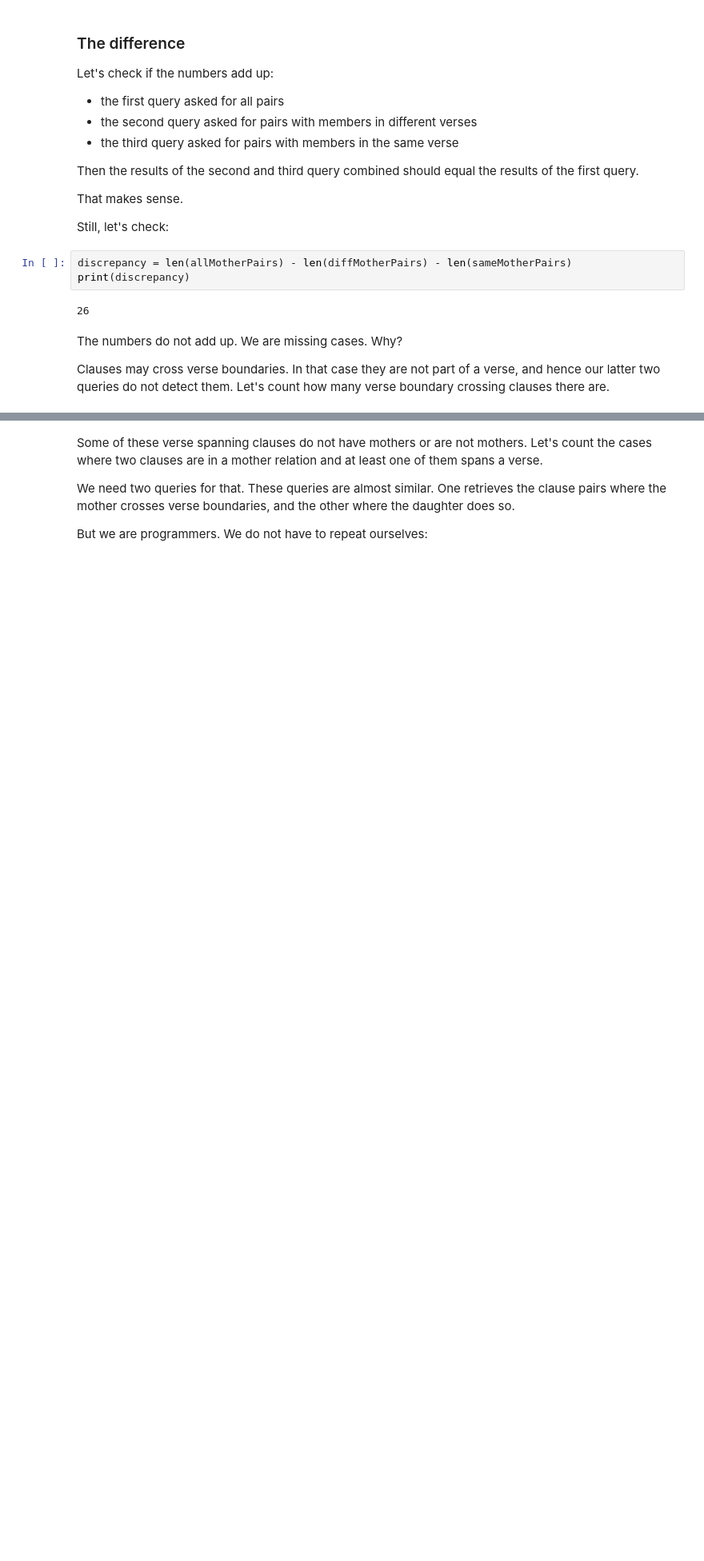
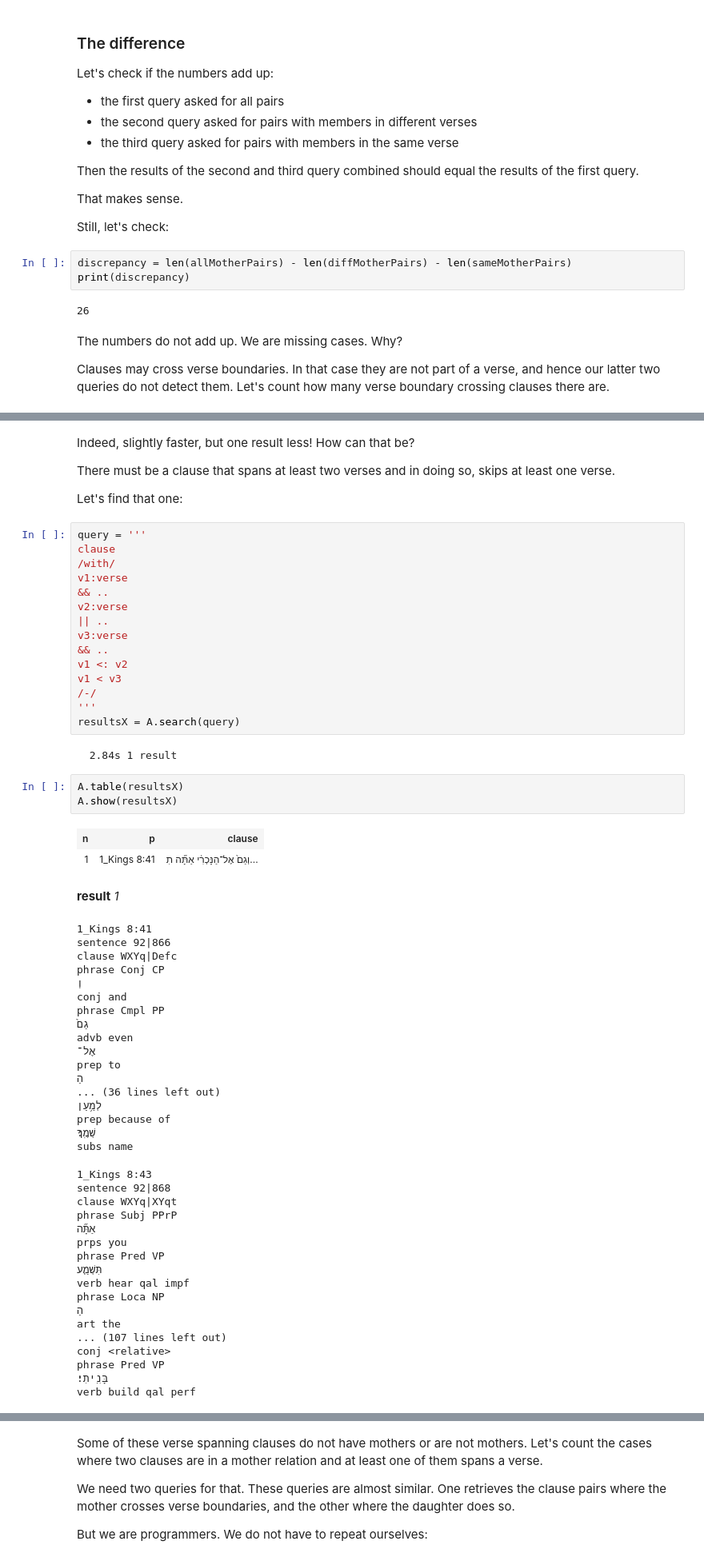
Before and after one commit to dirkroorda/tutorials, a Jupyter notebook: bhsa/searchGaps.ipynb, the cells around one changed output, grey strips where cells are left out. Shown at 80% size. Drawn from its saved outputs; the diff is of its cells as text; blank space fills up the shorter version.

```diff
--- a/bhsa/searchGaps.ipynb
+++ b/bhsa/searchGaps.ipynb
@@ -1071,3 +1153,67 @@ do not detect them. Let's count how many verse boundary crossing clauses there a
+# %% [markdown]
+Indeed, slightly faster, but one result less! How can that be?
+
+There must be a clause that spans at least two verses and in doing so, skips at least one verse.
+
+Let's find that one:
+# %%
+query = '''
+clause
+/with/
+v1:verse
+&& ..
+v2:verse
+|| ..
+v3:verse
+&& ..
+v1 <: v2
+v1 < v3
+/-/
+'''
+resultsX = A.search(query)
+# %% [output]
+  2.84s 1 result
+# %%
+A.table(resultsX)
+A.show(resultsX)
+# %% [output]
+| n | p | clause |
+| 1 | 1_Kings 8:41 | וְגַם֙ אֶל־הַנָּכְרִ֔י אַתָּ֞ה תִ... |
+result 1
+1_Kings 8:41
+sentence 92|866
+clause WXYq|Defc
+phrase Conj CP
+וְ
+conj and
+phrase Cmpl PP
+גַם֙
+advb even
+אֶל־
+prep to
+הַ
+... (36 lines left out)
+לְמַ֥עַן
+prep because of
+שְׁמֶֽךָ׃
+subs name
+1_Kings 8:43
+sentence 92|868
+clause WXYq|XYqt
+phrase Subj PPrP
+אַתָּ֞ה
+prps you
+phrase Pred VP
+תִּשְׁמַ֤ע
+verb hear qal impf
+phrase Loca NP
+הַ
+art the
+... (107 lines left out)
+conj <relative>
+phrase Pred VP
+בָּנִֽיתִי׃
+verb build qal perf
 # %%
 query = '''
 clause
```
Also changed, not shown: parts of 29 cells of this notebook, 7 other files.
